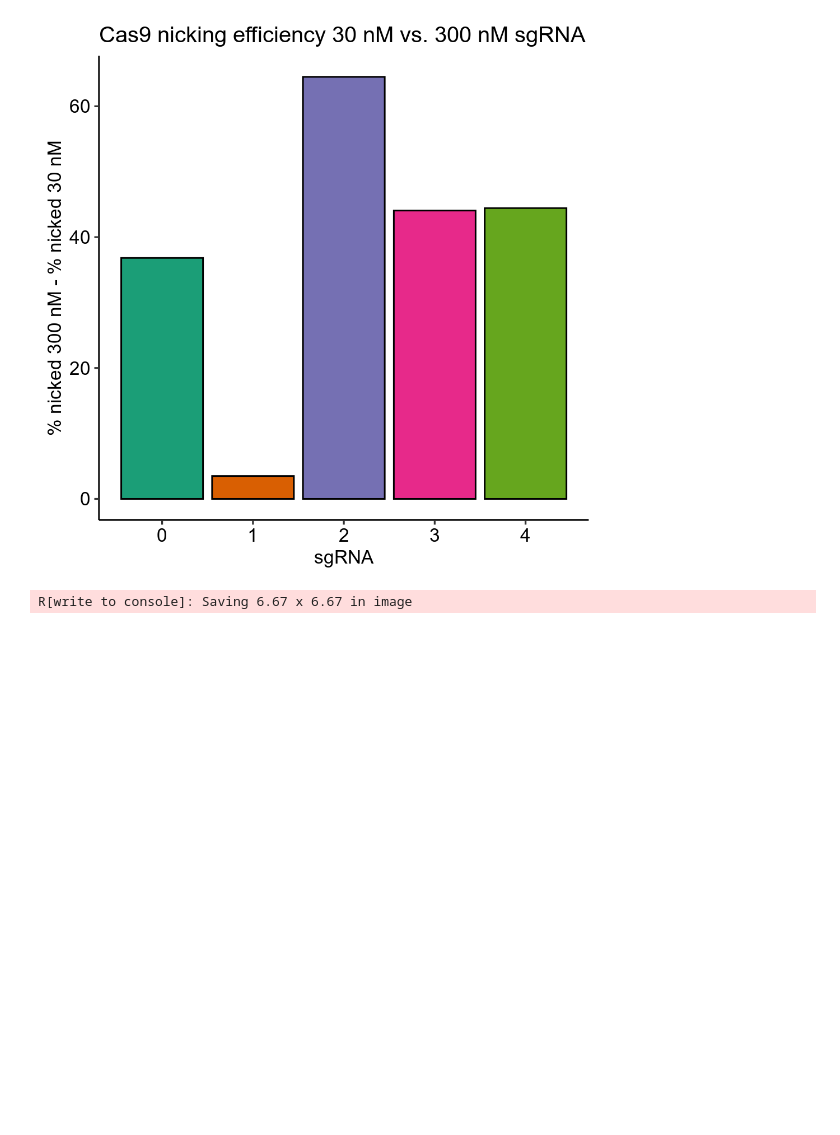
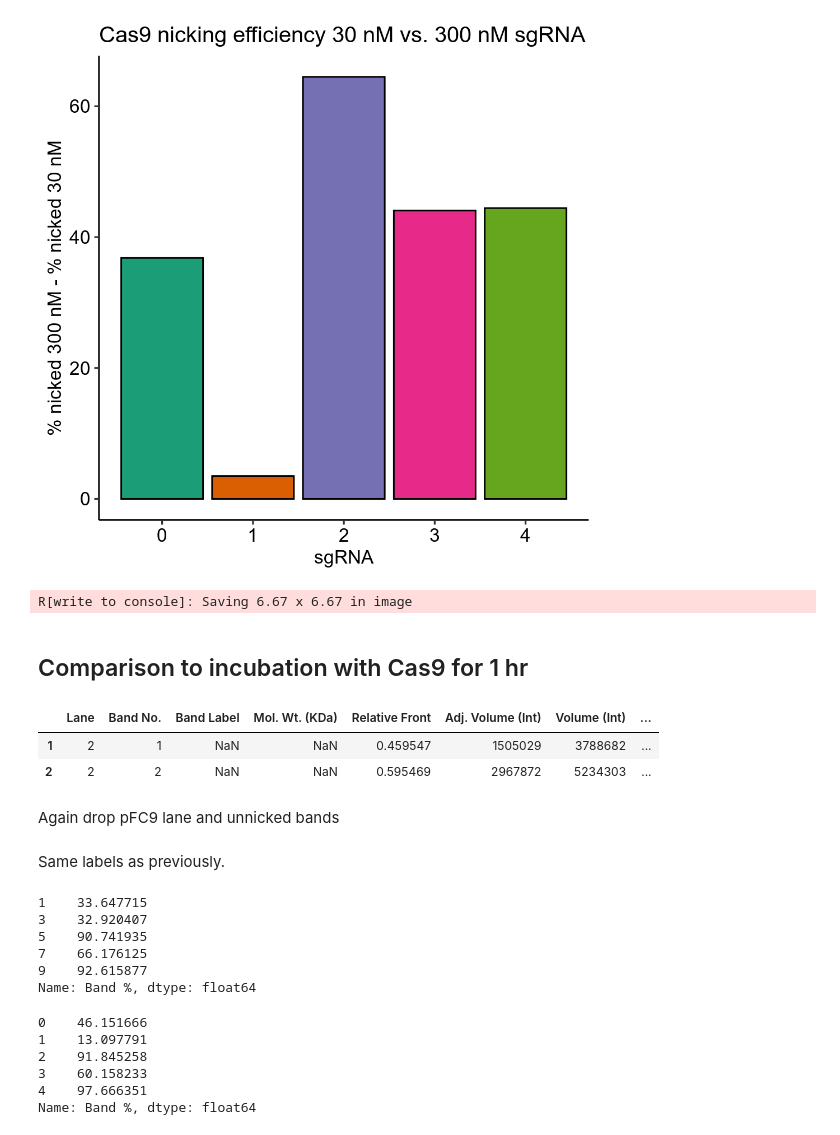
Before and after one commit to EthanHolleman/misc-jupyter-notebooks, a Jupyter notebook: gelQuantifications/quants.ipynb, the cells around one changed output. Saved outputs shown, nothing was run; the diff lists cells and outputs as text; code cells hidden in the pictures; blank space fills up the shorter version.

```diff
--- a/gelQuantifications/quants.ipynb
+++ b/gelQuantifications/quants.ipynb
@@ -142,3 +142,14 @@ nicked.change.30.300
 ggsave('plots/300nM-vs-30nM-sgRNA-Cas9.png', nicked.change.30.300, dpi=800)
 # %% [output]
 R[write to console]: Saving 6.67 x 6.67 in image
+# %% [markdown]
+## Comparison to incubation with Cas9 for 1 hr
+# %%
+hour = pd.read_csv('Cas9-300nM-sgRNA-1hr-incubation/2022-01-26_15h49m24s-sgRNA-test-300nM-1hr-37C.csv', skiprows=1)
+hour[1:3]
+# %% [output]
+|  | Lane | Band No. | Band Label | Mol. Wt. (KDa) | Relative Front | Adj. Volume (Int) | Volume (Int) | ... |
+| 1 | 2 | 1 | NaN | NaN | 0.459547 | 1505029 | 3788682 | ... |
+| 2 | 2 | 2 | NaN | NaN | 0.595469 | 2967872 | 5234303 | ... |
+# %% [markdown]
+Again drop pFC9 lane and unnicked bands
@@ -144,0 +159,20 @@ R[write to console]: Saving 6.67 x 6.67 in image
+# %% [markdown]
+Same labels as previously.
+# %%
+hour_nick['Band %']
+# %% [output]
+1    33.647715
+3    32.920407
+5    90.741935
+7    66.176125
+9    92.615877
+Name: Band %, dtype: float64
+# %%
+lanes_nicked_label['Band %']
+# %% [output]
+0    46.151666
+1    13.097791
+2    91.845258
+3    60.158233
+4    97.666351
+Name: Band %, dtype: float64
```
Also changed, not shown: parts of 9 cells of this notebook, 4 other files.
